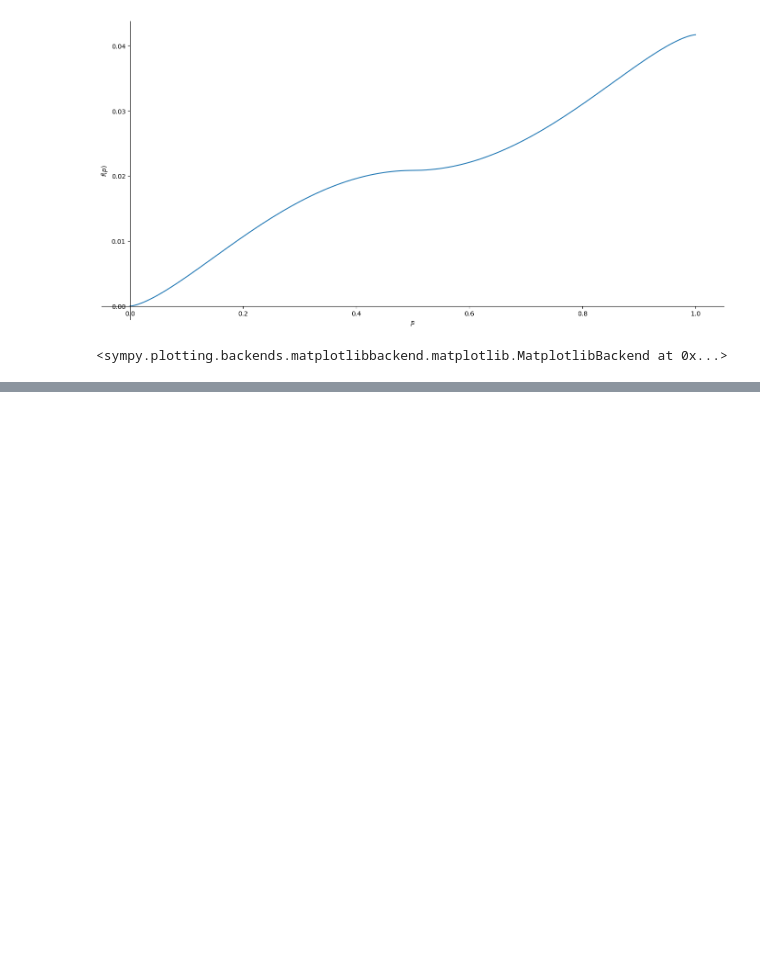
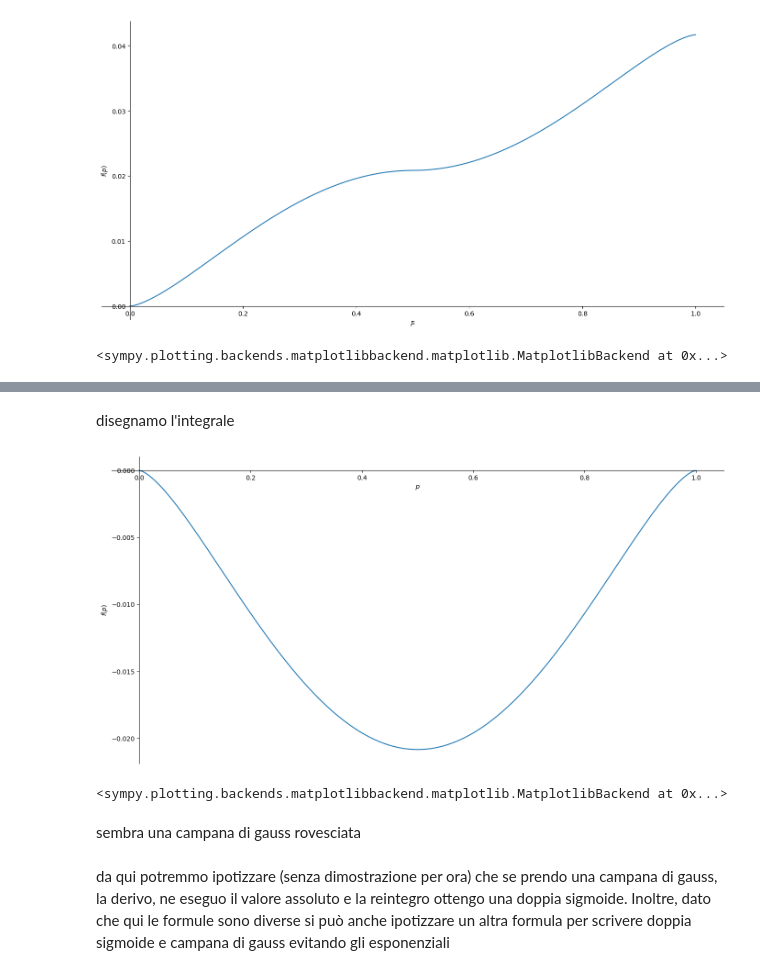
Before and after one commit to davidMarabottini/relazione_media_deviazione_standard, a Jupyter notebook: ipotesi-triangolo-prodotto-media-deviazione-standard.ipynb, the cells around one changed output, grey strips where cells are left out. Saved outputs shown, nothing was run; the diff lists cells and outputs as text; code cells hidden in the pictures; blank space fills up the shorter version.

```diff
--- a/ipotesi-triangolo-prodotto-media-deviazione-standard.ipynb
+++ b/ipotesi-triangolo-prodotto-media-deviazione-standard.ipynb
@@ -190,0 +218,12 @@ plot(areaP_integrate, (p, 0, 1), size=(14, 7))
+# %% [markdown]
+disegnamo l'integrale
+# %%
+plot(area_nv.integrate(p), (p, 0, 1), size=(14, 7))
+# %% [output]
+[figure, added]
+<sympy.plotting.backends.matplotlibbackend.matplotlib.MatplotlibBackend at 0x...>
+# %% [markdown]
+sembra una campana di gauss rovesciata
+# %% [markdown]
+da qui potremmo ipotizzare (senza dimostrazione per ora) che se prendo una campana di gauss, la derivo, ne eseguo il valore assoluto e la reintegro ottengo una doppia sigmoide.
+Inoltre, dato che qui le formule sono diverse si può anche ipotizzare un altra formula per scrivere doppia sigmoide e campana di gauss evitando gli esponenziali
```
Also changed, not shown: parts of 9 cells of this notebook.
